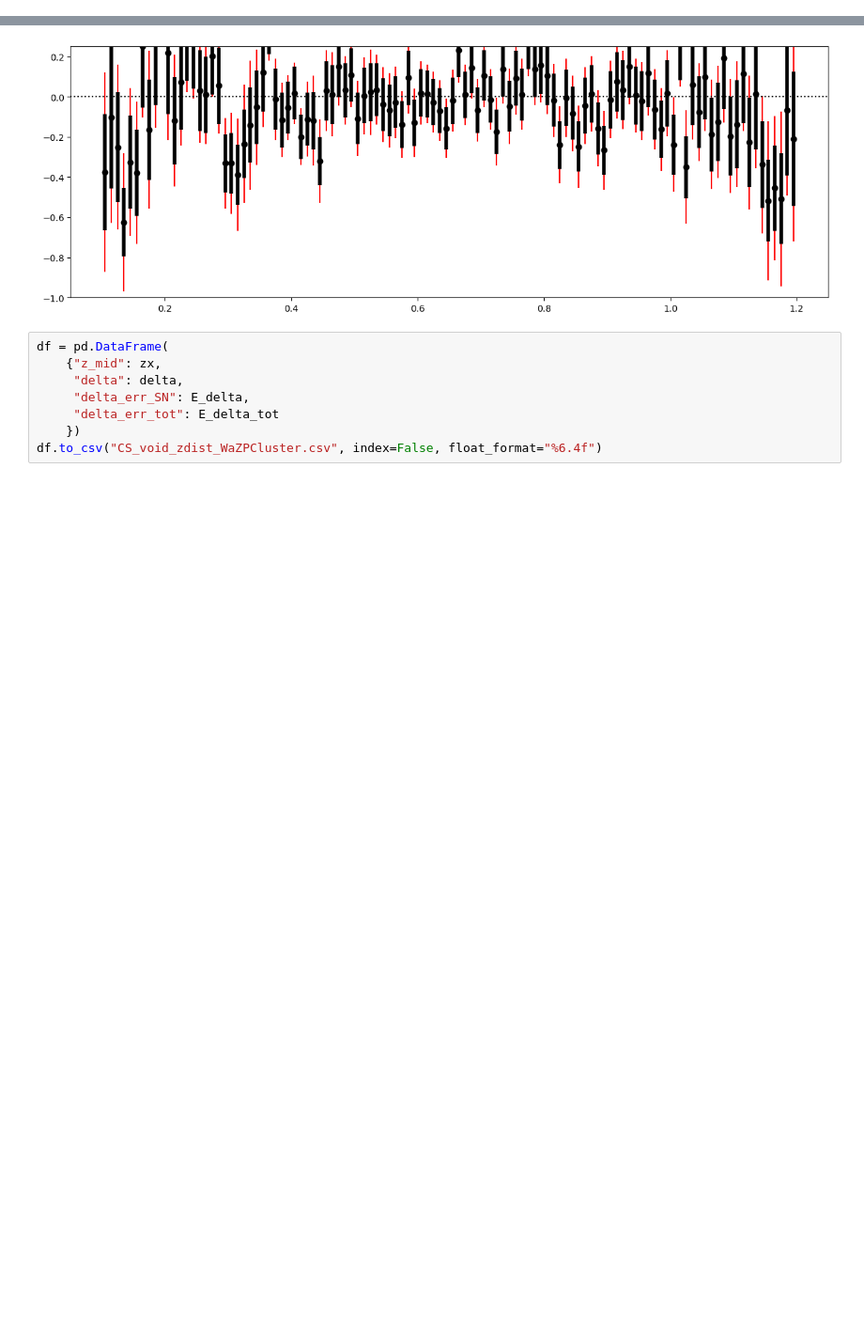
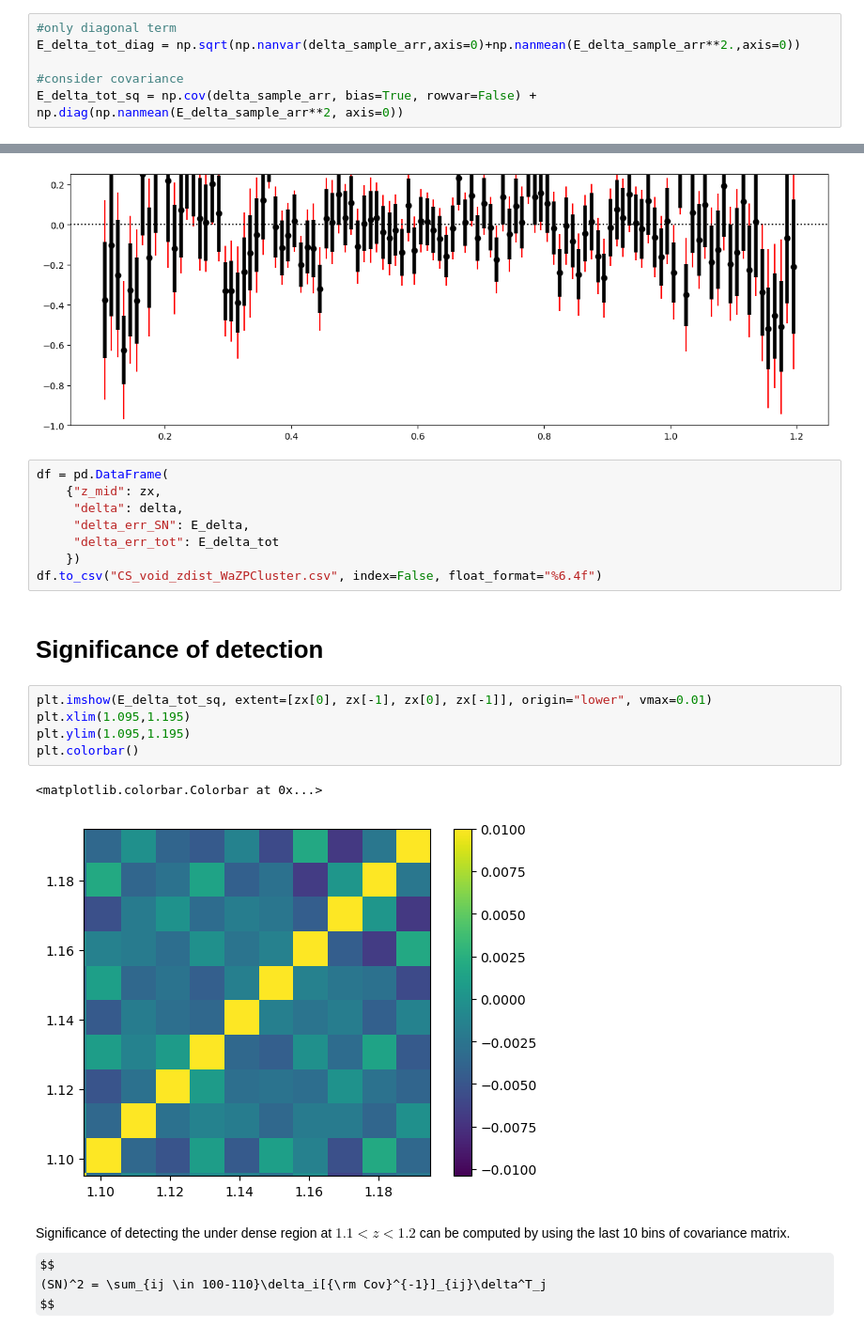
Before and after one commit to AtsushiNishizawa/cs_void, a Jupyter notebook: getProfile.ipynb, the cells around one changed output, grey strips where cells are left out. Shown at 94% size. Cells and saved outputs as stored; diff of their text form; some formulas as TeX source; blank space fills up the shorter version.

Commit message:
add detection significance

```diff
--- a/getProfile.ipynb
+++ b/getProfile.ipynb
@@ -189,3 +196,9 @@ E_delta_tot = np.sqrt(np.nanvar(delta_sample_arr,axis=0)+np.nanmean(E_delta_samp
+# %%
+#only diagonal term
+E_delta_tot_diag = np.sqrt(np.nanvar(delta_sample_arr,axis=0)+np.nanmean(E_delta_sample_arr**2.,axis=0))
+
+#consider covariance
+E_delta_tot_sq = np.cov(delta_sample_arr, bias=True, rowvar=False) + np.diag(np.nanmean(E_delta_sample_arr**2, axis=0))
 # %%
 plt.figure(figsize=(15,5))
 plt.plot(zx, delta, "ko")
@@ -204,3 +217,18 @@ df = pd.DataFrame(
      "delta_err_tot": E_delta_tot
     })
 df.to_csv("CS_void_zdist_WaZPCluster.csv", index=False, float_format="%6.4f")
+# %% [markdown]
+# Significance of detection
+# %%
+plt.imshow(E_delta_tot_sq, extent=[zx[0], zx[-1], zx[0], zx[-1]], origin="lower", vmax=0.01)
+plt.xlim(1.095,1.195)
+plt.ylim(1.095,1.195)
+plt.colorbar()
+# %% [output]
+<matplotlib.colorbar.Colorbar at 0x...>
+[figure, added]
+# %% [markdown]
+Significance of detecting the under dense region at $1.1<z<1.2$ can be computed by using the last 10 bins of covariance matrix.
+$$
+(SN)^2 = \sum_{ij \in 100-110}\delta_i[{\rm Cov}^{-1}]_{ij}\delta^T_j
+$$
```
Also changed, not shown: parts of 7 cells of this notebook.
